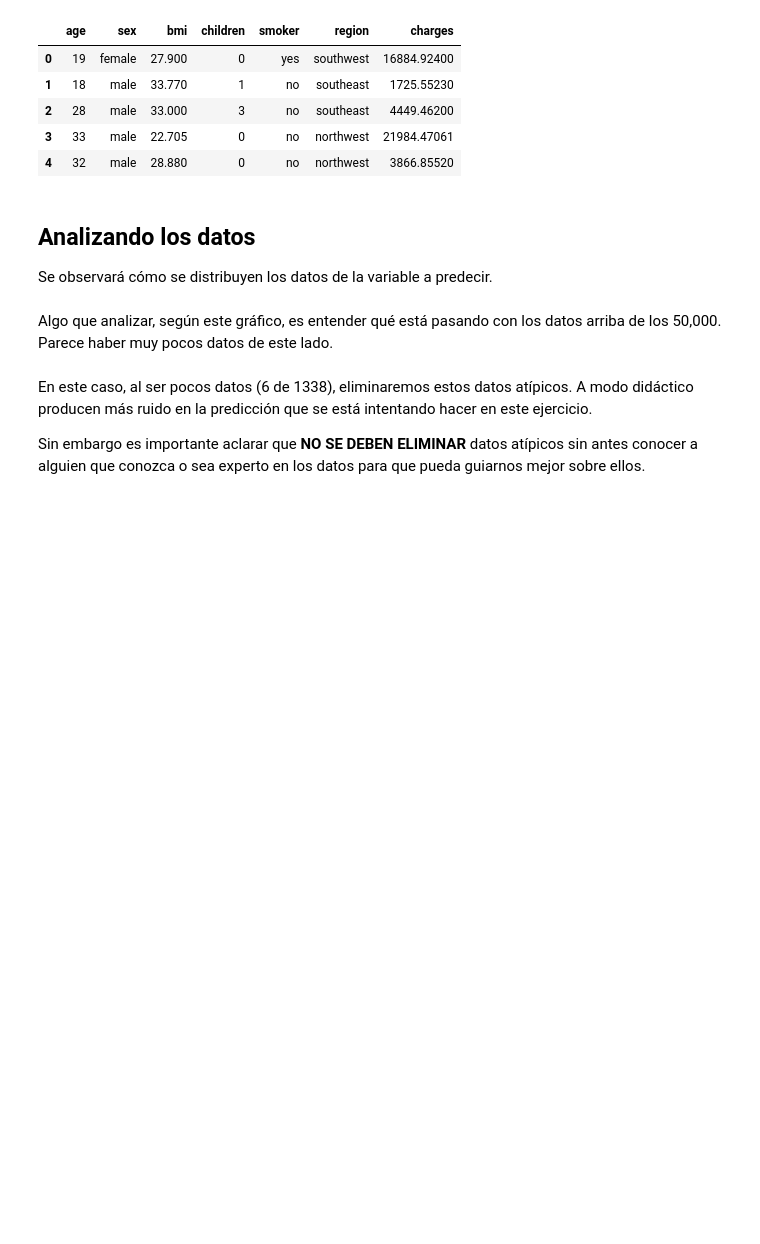
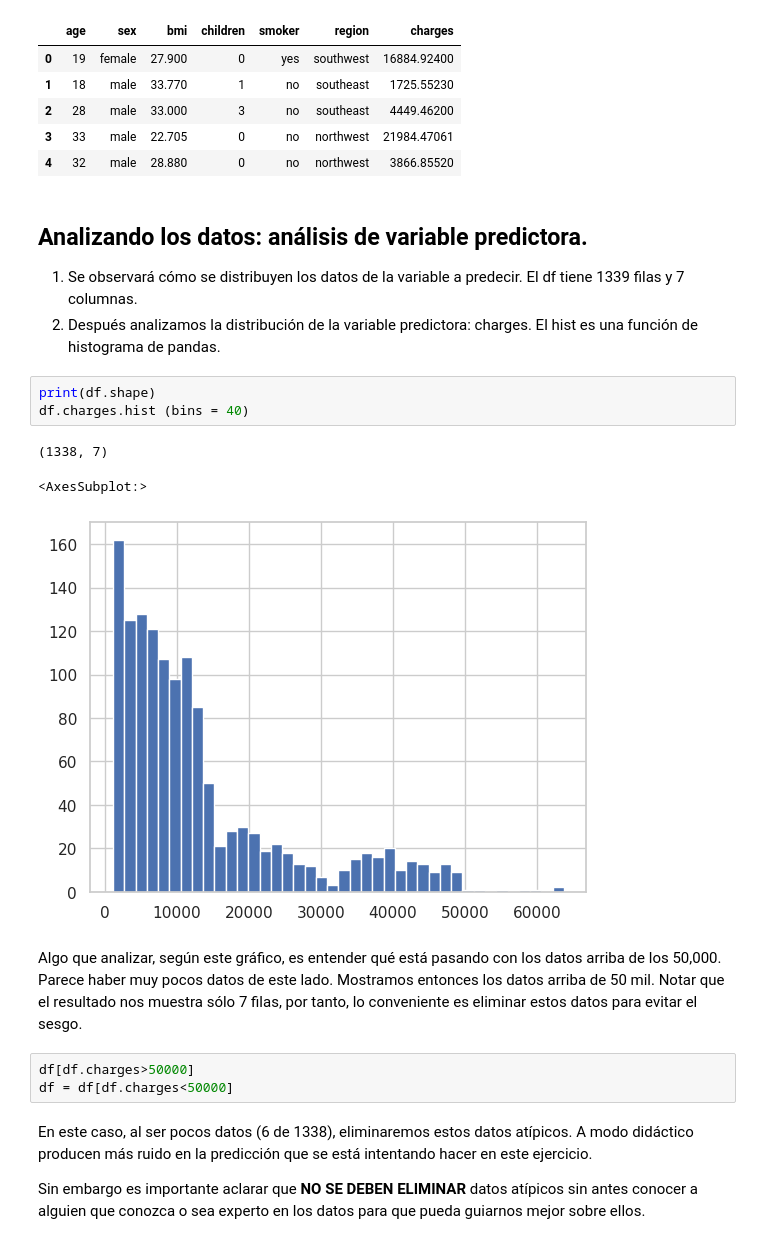
Before and after one commit to adolfo85/gastosmedicos, a Jupyter notebook: notebookInsurance.ipynb, the cells around one changed output. Drawn from its saved outputs; the diff is of its cells as text; blank space fills up the shorter version.

```diff
--- a/notebookInsurance.ipynb
+++ b/notebookInsurance.ipynb
@@ -71,10 +60,21 @@ df.head()
 | 3 | 33 | male | 22.705 | 0 | no | northwest | 21984.47061 |
 | 4 | 32 | male | 28.880 | 0 | no | northwest | 3866.85520 |
 # %% [markdown]
-## Analizando los datos
-Se observará cómo se distribuyen los datos de la variable a predecir.
+## Analizando los datos: análisis de variable predictora.
+1) Se observará cómo se distribuyen los datos de la variable a predecir. El df tiene 1339 filas y 7 columnas.
+2) Después analizamos la distribución de la variable predictora: charges. El hist es una función de histograma de pandas.
+# %%
+print(df.shape)
+df.charges.hist (bins = 40)
+# %% [output]
+(1338, 7)
+<AxesSubplot:>
+[figure, added]
 # %% [markdown]
-Algo que analizar, según este gráfico, es entender qué está pasando con los datos arriba de los 50,000. Parece haber muy pocos datos de este lado.
+ Algo que analizar, según este gráfico, es entender qué está pasando con los datos arriba de los 50,000. Parece haber muy pocos datos de este lado. Mostramos entonces los datos arriba de 50 mil. Notar que el resultado nos muestra sólo 7 filas, por tanto, lo conveniente es eliminar estos datos para evitar el sesgo.
+# %%
+df[df.charges>50000]
+df = df[df.charges<50000]
 # %% [markdown]
 En este caso, al ser pocos datos (6 de 1338), eliminaremos estos datos atípicos. A modo didáctico producen más ruido en la predicción que se está intentando hacer en este ejercicio.
 
```
Also changed, not shown: parts of 8 cells of this notebook.
